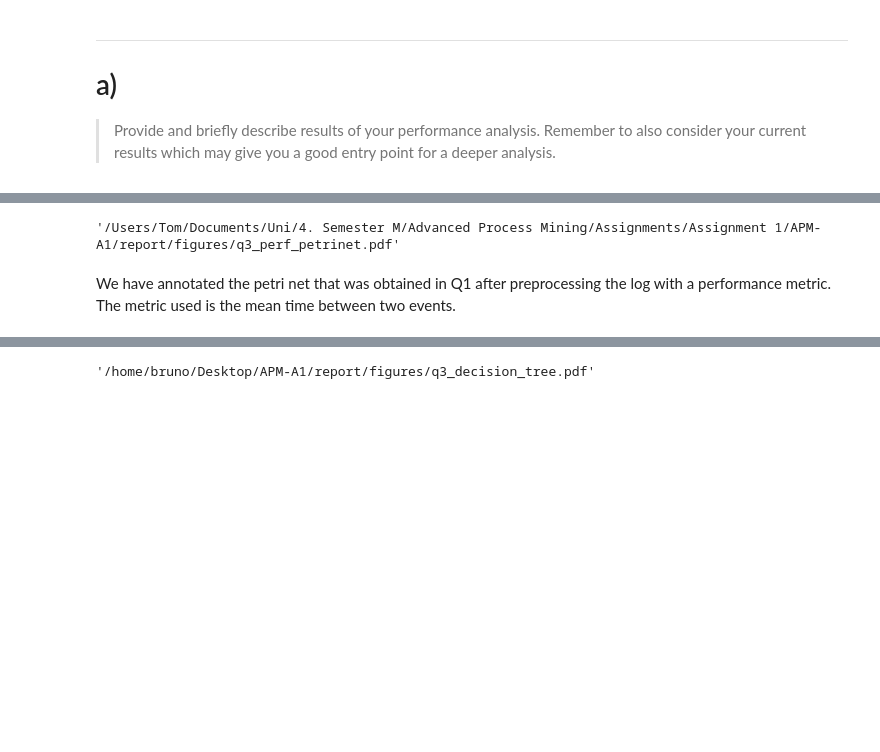
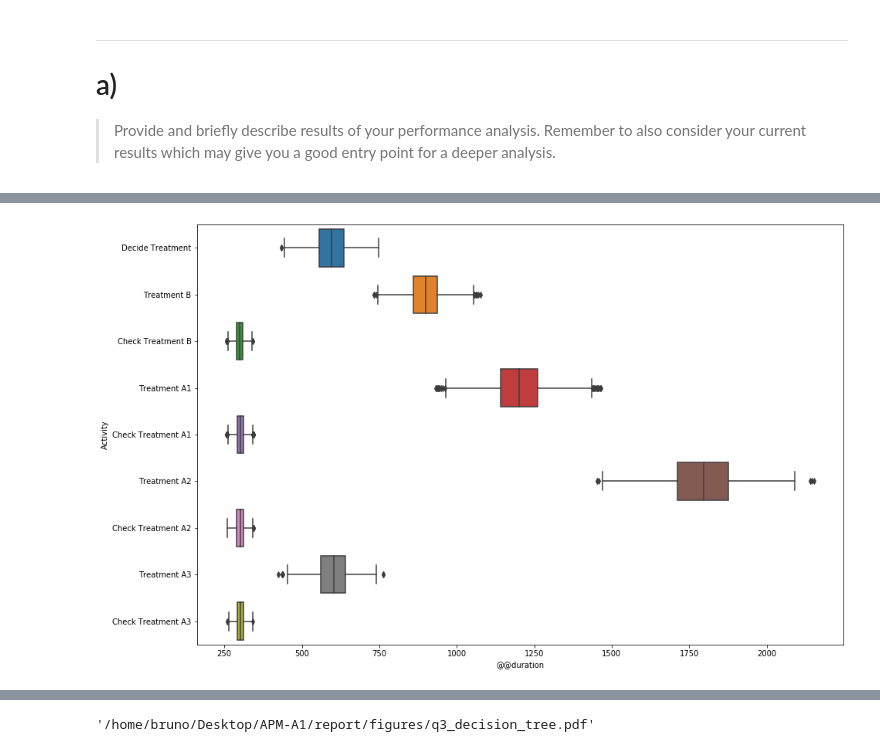
Before and after one commit to brunompacheco/APM-A1, a Jupyter notebook: notebooks/Q3_Performance.ipynb, the cells around one changed output, grey strips where cells are left out. Cells and saved outputs as stored; diff of their text form; code cells hidden in the pictures; blank space fills up the shorter version.

```diff
--- a/notebooks/Q3_Performance.ipynb
+++ b/notebooks/Q3_Performance.ipynb
@@ -59,24 +72,5 @@ All of the standard deviations are small considering the overall duration of the
-# %%
-from pm4py.visualization.petrinet import factory as pn_visualizer
-from pm4py.algo.discovery.inductive import factory as inductive_miner
-
-#annotate the mined petri net with performance measures
-perf_net_vis = pn_visualizer.apply(net, initial_marking, final_marking=final_marking,
-                                   variant=pn_visualizer.PERFORMANCE_DECORATION, log=event_log,
-                                   parameters=param_keys)
-
-figures_dir = os.path.join(PROJ_ROOT, 'report', 'figures')
-
-# fix place size
-import numpy as np
-body = np.array(perf_net_vis.body)
-body[body ==  '\tnode [fixedsize=true shape=circle width=0.75]'] = '\tnode [fixedsize=true shape=circle width=1]'
-perf_net_vis.body = body
-
-perf_net_vis.render(os.path.join(figures_dir, 'q3_perf_petrinet'),
-                 format='pdf',
-                 view=True)
-# %% [output]
-'/Users/Tom/Documents/Uni/4. Semester M/Advanced Process Mining/Assignments/Assignment 1/APM-A1/report/figures/q3_perf_petrinet.pdf'
-# %% [markdown]
-We have annotated the petri net that was obtained in Q1 after preprocessing the log with a performance metric. The metric used is the mean time between two events.
+# %%
+sns.boxplot(data=df_log[df_log['Activity'].str.contains('Treatment')], y='Activity', x='@@duration', orient='h')
+plt.show()
+# %% [output]
+[figure, added]
```
Also changed, not shown: parts of 46 cells of this notebook, 1 other file.
